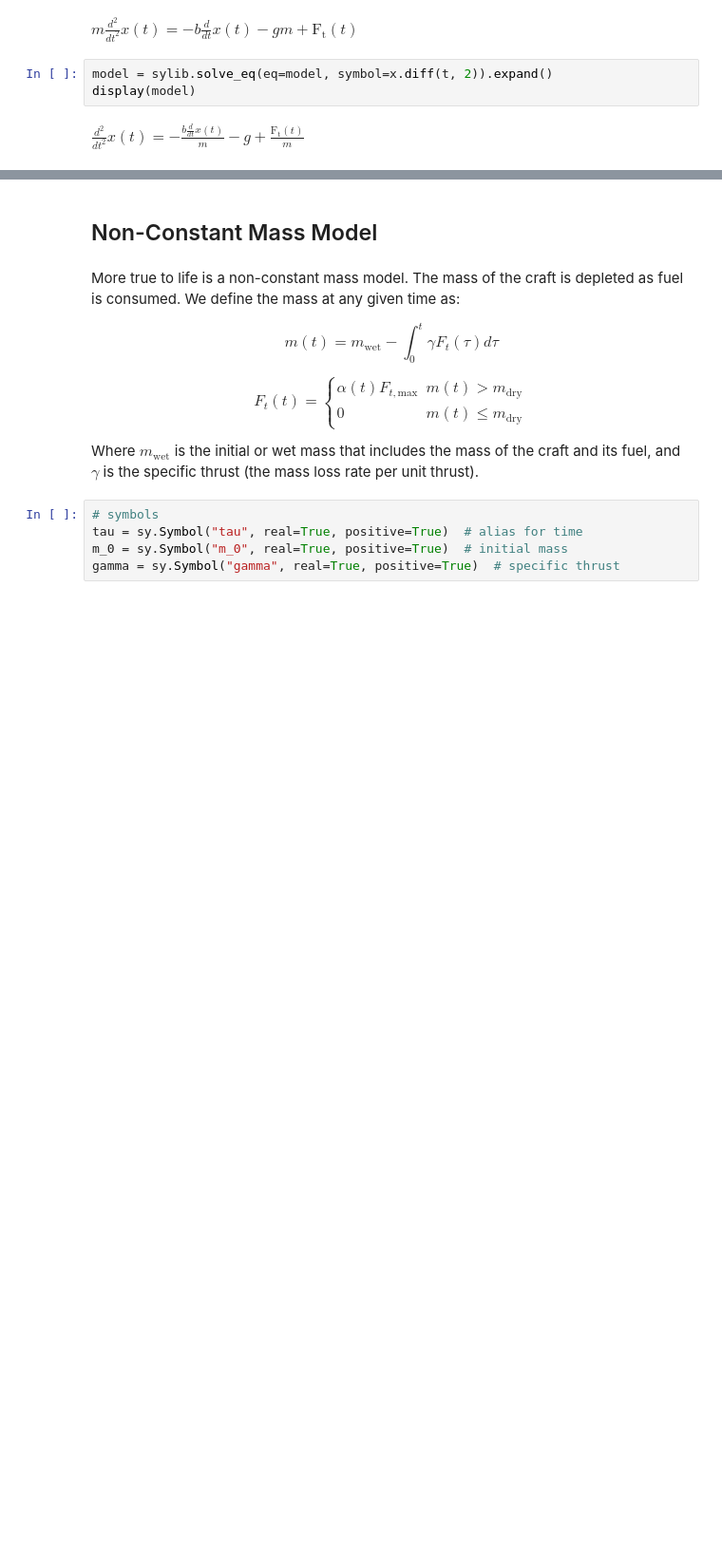
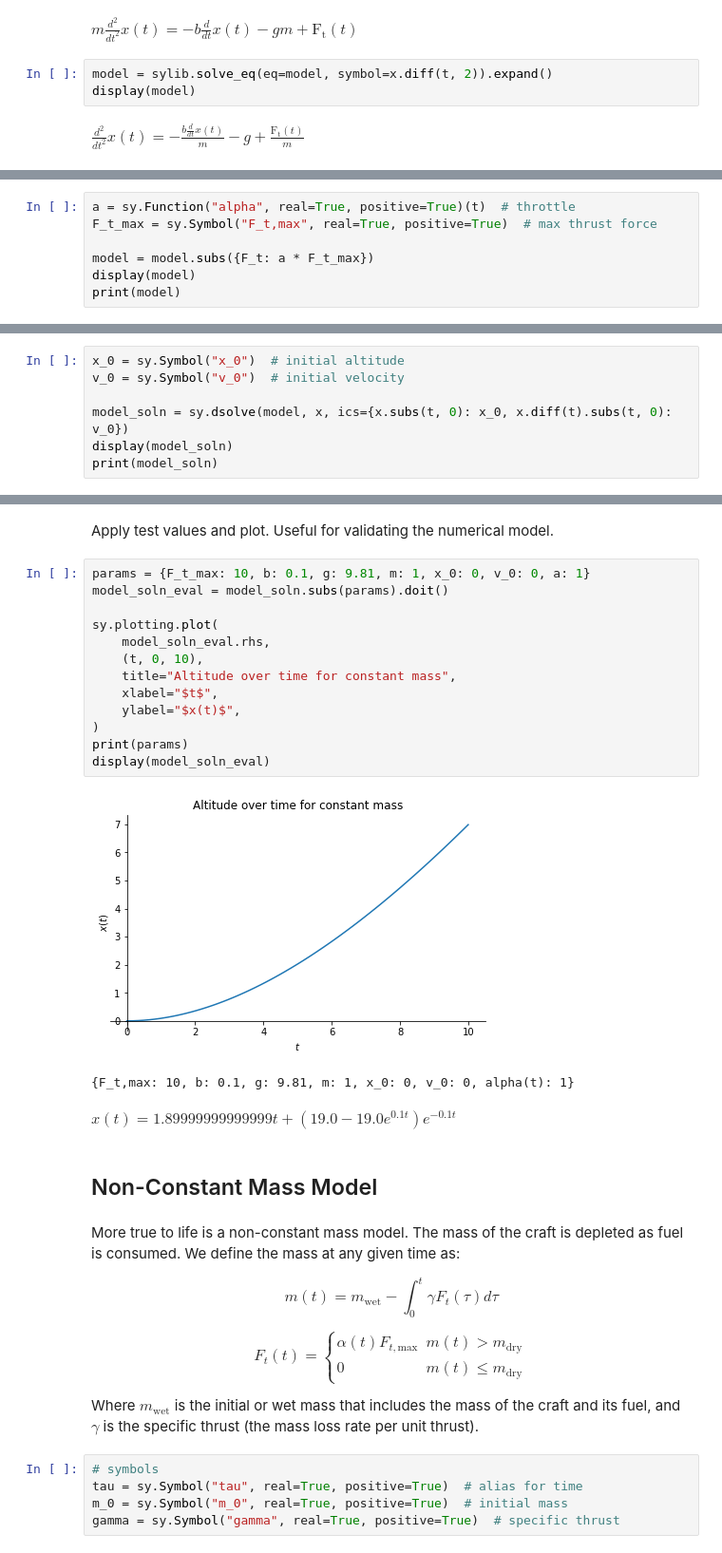
Before and after one commit to DM1122/KSP-kRPC, a Jupyter notebook: notebooks/hovercraft_design.ipynb, the cells around one changed output, grey strips where cells are left out. Shown at 95% size. Drawn from its saved outputs; the diff is of its cells as text; blank space fills up the shorter version.

Commit message:
Change constant mass model to use throttle value as input

```diff
--- a/notebooks/hovercraft_design.ipynb
+++ b/notebooks/hovercraft_design.ipynb
@@ -42,0 +49,7 @@ $\displaystyle \frac{d^{2}}{d t^{2}} x{\left(t \right)} = - \frac{b \frac{d}{d t
+# %%
+a = sy.Function("alpha", real=True, positive=True)(t)  # throttle
+F_t_max = sy.Symbol("F_t,max", real=True, positive=True)  # max thrust force
+
+model = model.subs({F_t: a * F_t_max})
+display(model)
+print(model)
@@ -42,0 +61,7 @@ $\displaystyle \frac{d^{2}}{d t^{2}} x{\left(t \right)} = - \frac{b \frac{d}{d t
+# %%
+x_0 = sy.Symbol("x_0")  # initial altitude
+v_0 = sy.Symbol("v_0")  # initial velocity
+
+model_soln = sy.dsolve(model, x, ics={x.subs(t, 0): x_0, x.diff(t).subs(t, 0): v_0})
+display(model_soln)
+print(model_soln)
@@ -43,3 +71,22 @@ $\displaystyle \frac{d^{2}}{d t^{2}} x{\left(t \right)} = - \frac{b \frac{d}{d t
+# %% [markdown]
+Apply test values and plot. Useful for validating the numerical model.
+# %%
+params = {F_t_max: 10, b: 0.1, g: 9.81, m: 1, x_0: 0, v_0: 0, a: 1}
+model_soln_eval = model_soln.subs(params).doit()
+
+sy.plotting.plot(
+    model_soln_eval.rhs,
+    (t, 0, 10),
+    title="Altitude over time for constant mass",
+    xlabel="$t$",
+    ylabel="$x(t)$",
+)
+print(params)
+display(model_soln_eval)
+# %% [output]
+[figure, added]
+{F_t,max: 10, b: 0.1, g: 9.81, m: 1, x_0: 0, v_0: 0, alpha(t): 1}
+$\displaystyle x{\left(t \right)} = 1.89999999999999 t + \left(19.0 - 19.0 e^{0.1 t}\right) e^{- 0.1 t}$
 # %% [markdown]
 ## Non-Constant Mass Model
 # %% [markdown]
```
Also changed, not shown: parts of 6 cells of this notebook, 3 other files.
